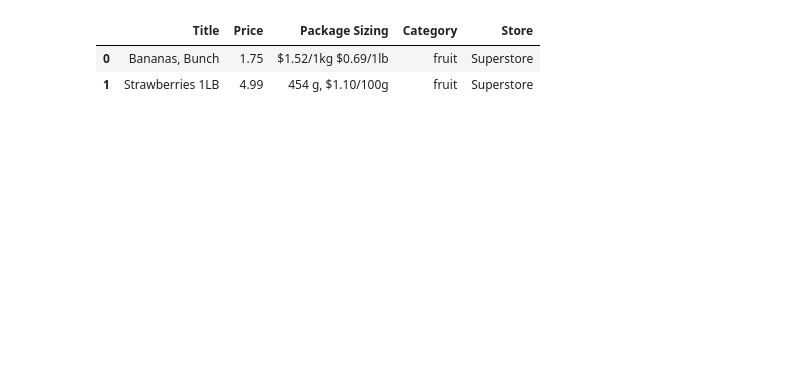
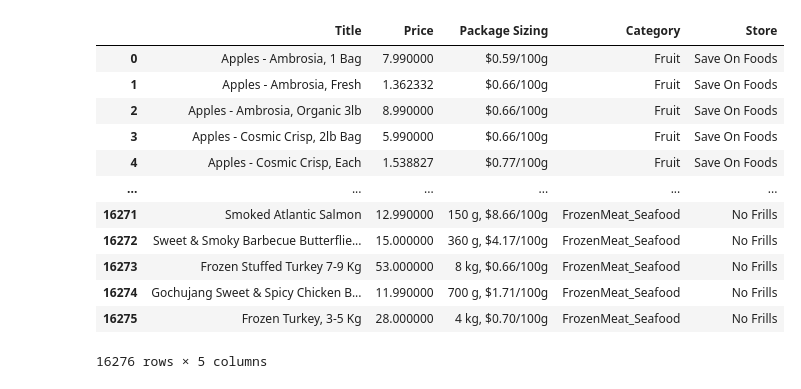
Before and after one commit to ChenyiAXu/FinalProjectAI4Good, a Jupyter notebook: Data Processing/predata_processing.ipynb, the cells around one changed output. Cells and saved outputs as stored; diff of their text form; code cells hidden in the pictures; blank space fills up the shorter version.

```diff
--- a/Data Processing/predata_processing.ipynb
+++ b/Data Processing/predata_processing.ipynb
@@ -15,8 +15,18 @@ product_data.csv  superstore_data.csv  walmart_cleaned.csv
 # %%
 
-product = pd.read_csv("/content/drive/MyDrive/AI4Good/Final Project/superstore_data.csv")
-product.head(2)
+product = pd.read_csv("/content/drive/MyDrive/AI4Good/Final Project/product_data.csv")
+product
 # %% [output]
 |  | Title | Price | Package Sizing | Category | Store |
-| 0 | Bananas, Bunch | 1.75 | $1.52/1kg $0.69/1lb | fruit | Superstore |
-| 1 | Strawberries 1LB | 4.99 | 454 g, $1.10/100g | fruit | Superstore |
+| 0 | Apples - Ambrosia, 1 Bag | 7.990000 | $0.59/100g | Fruit | Save On Foods |
+| 1 | Apples - Ambrosia, Fresh | 1.362332 | $0.66/100g | Fruit | Save On Foods |
+| 2 | Apples - Ambrosia, Organic 3lb | 8.990000 | $0.66/100g | Fruit | Save On Foods |
+| 3 | Apples - Cosmic Crisp, 2lb Bag | 5.990000 | $0.66/100g | Fruit | Save On Foods |
+| 4 | Apples - Cosmic Crisp, Each | 1.538827 | $0.77/100g | Fruit | Save On Foods |
+| ... | ... | ... | ... | ... | ... |
+| 16271 | Smoked Atlantic Salmon | 12.990000 | 150 g, $8.66/100g | FrozenMeat_Seafood | No Frills |
+| 16272 | Sweet & Smoky Barbecue Butterflie... | 15.000000 | 360 g, $4.17/100g | FrozenMeat_Seafood | No Frills |
+| 16273 | Frozen Stuffed Turkey 7-9 Kg | 53.000000 | 8 kg, $0.66/100g | FrozenMeat_Seafood | No Frills |
+| 16274 | Gochujang Sweet & Spicy Chicken B... | 11.990000 | 700 g, $1.71/100g | FrozenMeat_Seafood | No Frills |
+| 16275 | Frozen Turkey, 3-5 Kg | 28.000000 | 4 kg, $0.70/100g | FrozenMeat_Seafood | No Frills |
+16276 rows × 5 columns
```
Also changed, not shown: parts of 28 cells of this notebook, 3 other files.
